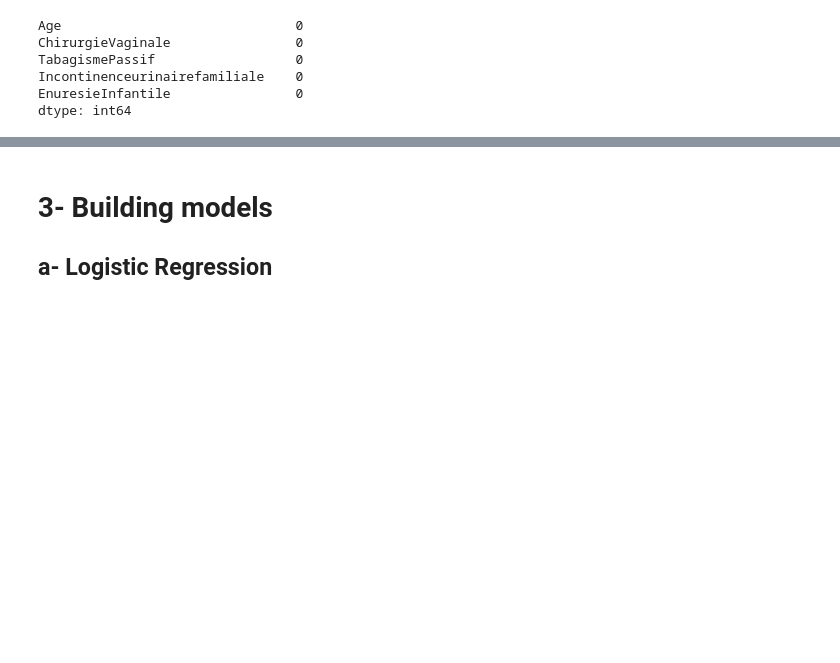
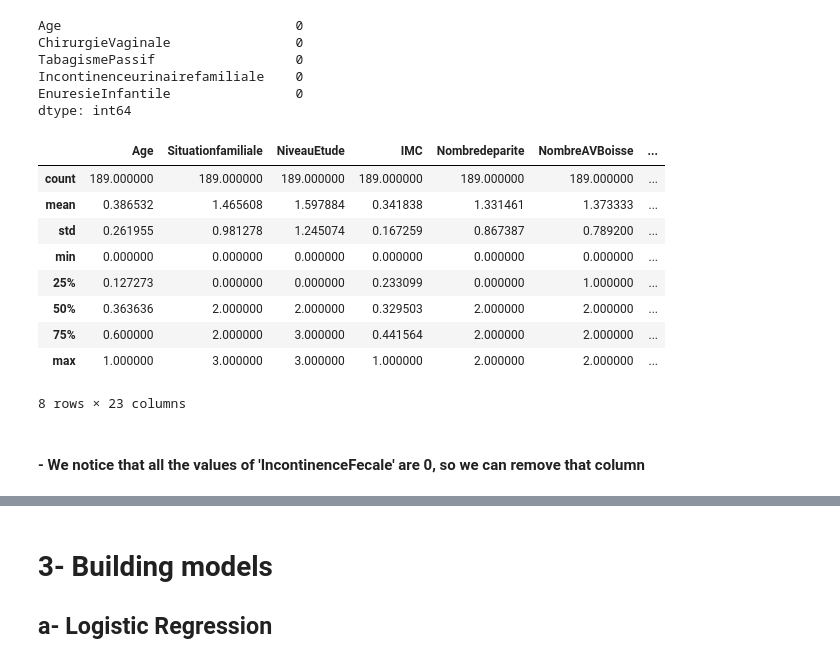
Before and after one commit to dhiabh/ML-Urinary-incontinence-prediction, a Jupyter notebook: Incontinence_urinaire_prediction.ipynb, the cells around one changed output, grey strips where cells are left out. Drawn from its saved outputs; the diff is of its cells as text; code cells hidden in the pictures; blank space fills up the shorter version.

```diff
--- a/Incontinence_urinaire_prediction.ipynb
+++ b/Incontinence_urinaire_prediction.ipynb
@@ -212,3 +225,18 @@ dtype: int64
 # %%
 #export data after imputing
 X.to_csv('data_imputed.csv',encoding = "latin-1", index=False)
+# %%
+X.describe()
+# %% [output]
+|  | Age | Situationfamiliale | NiveauEtude | IMC | Nombredeparite | NombreAVBoisse | ... |
+| count | 189.000000 | 189.000000 | 189.000000 | 189.000000 | 189.000000 | 189.000000 | ... |
+| mean | 0.386532 | 1.465608 | 1.597884 | 0.341838 | 1.331461 | 1.373333 | ... |
+| std | 0.261955 | 0.981278 | 1.245074 | 0.167259 | 0.867387 | 0.789200 | ... |
+| min | 0.000000 | 0.000000 | 0.000000 | 0.000000 | 0.000000 | 0.000000 | ... |
+| 25% | 0.127273 | 0.000000 | 0.000000 | 0.233099 | 0.000000 | 1.000000 | ... |
+| 50% | 0.363636 | 2.000000 | 2.000000 | 0.329503 | 2.000000 | 2.000000 | ... |
+| 75% | 0.600000 | 2.000000 | 3.000000 | 0.441564 | 2.000000 | 2.000000 | ... |
+| max | 1.000000 | 3.000000 | 3.000000 | 1.000000 | 2.000000 | 2.000000 | ... |
+8 rows × 23 columns
+# %% [markdown]
+#### - We notice that all the values of 'IncontinenceFecale' are 0, so we can remove that column
```
Also changed, not shown: parts of 33 cells of this notebook.
